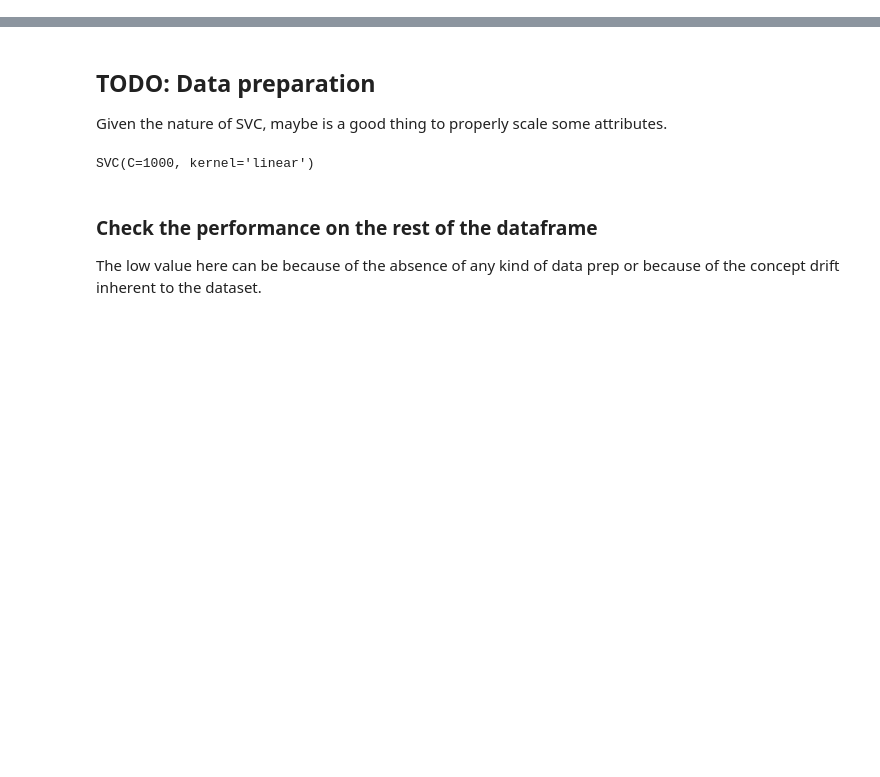
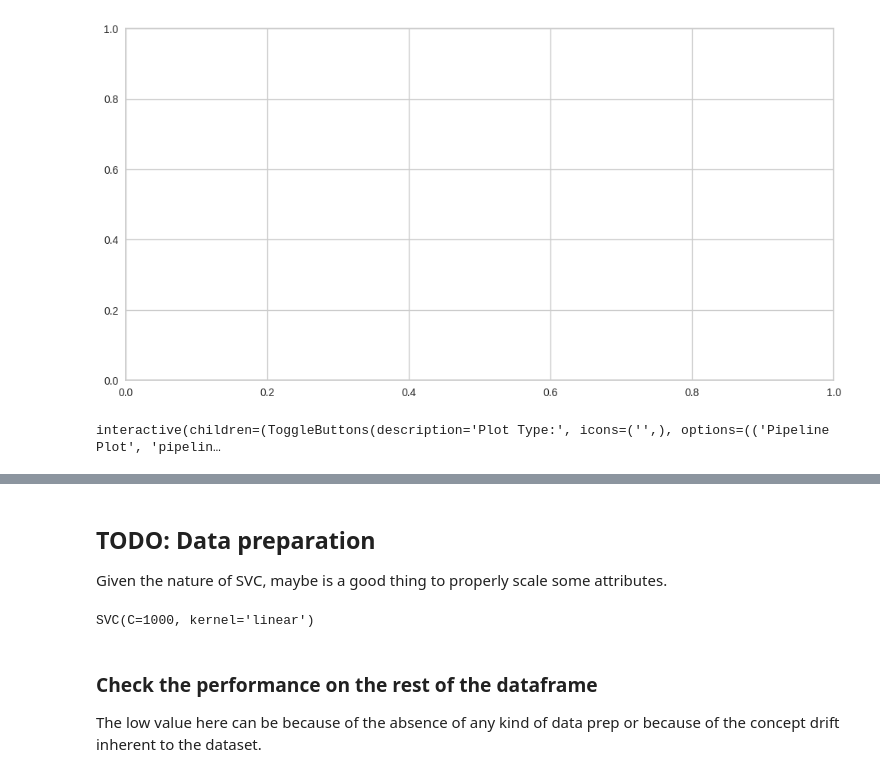
Before and after one commit to lucashelfs/drifts, a Jupyter notebook: simple_train.ipynb, the cells around one changed output, grey strips where cells are left out. Drawn from its saved outputs; the diff is of its cells as text; code cells hidden in the pictures; blank space fills up the shorter version.

Commit message:
feat: add first experiment and respective logs using pycaret

```diff
--- a/simple_train.ipynb
+++ b/simple_train.ipynb
@@ -15,0 +27,5 @@ del df
+# %%
+from pycaret.classification import ClassificationExperiment
+
+s = ClassificationExperiment()
+s.setup(df_train, target = 'target', session_id = 1)
@@ -15,0 +51,4 @@ del df
+# %%
+# OOP API
+best = s.compare_models(errors="raise" )
+print(best)
@@ -15,0 +80,6 @@ del df
+# %%
+# OOP API
+s.evaluate_model(best)
+# %% [output]
+[figure, added]
+interactive(children=(ToggleButtons(description='Plot Type:', icons=('',), options=(('Pipeline Plot', 'pipelin…
```
Also changed, not shown: parts of 8 cells of this notebook, 3 other files.
